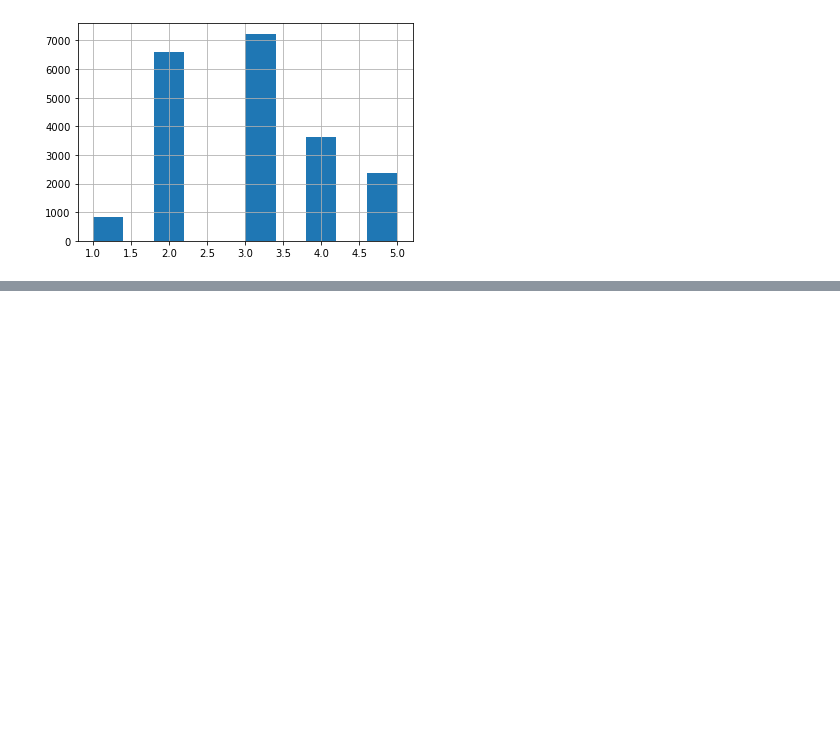
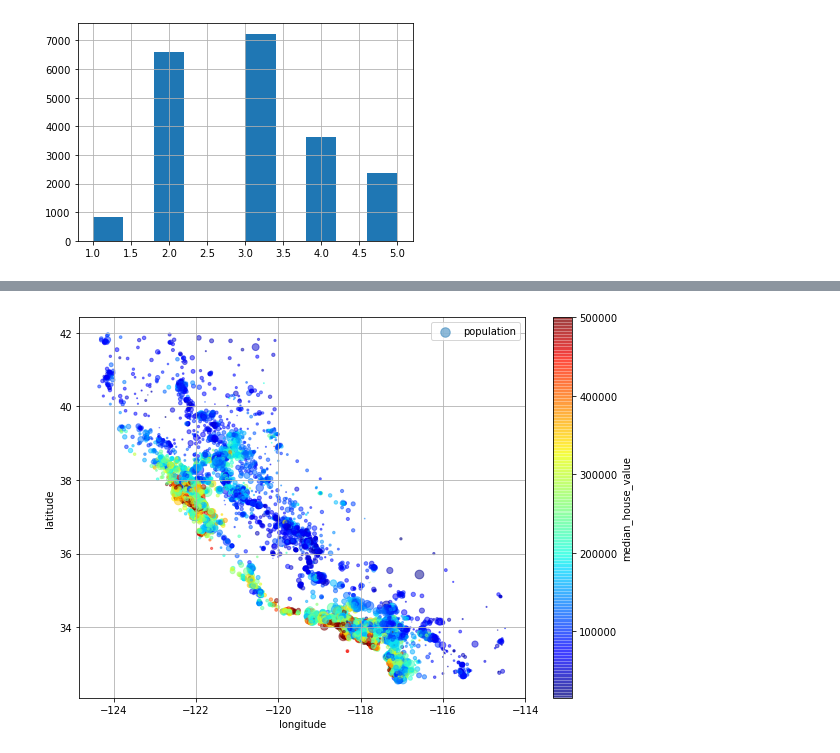
Before and after one commit to OmarAllam22/My_summary, a Jupyter notebook: Chapter_2_Hands_On.ipynb, the cells around one changed output, grey strips where cells are left out. Saved outputs shown, nothing was run; the diff lists cells and outputs as text; code cells hidden in the pictures; blank space fills up the shorter version.

```diff
--- a/Chapter_2_Hands_On.ipynb
+++ b/Chapter_2_Hands_On.ipynb
@@ -147,0 +182,9 @@ x_train['income_cat'].value_counts(dropna = False) / len(x_train)
+# %%
+housing.plot(kind = 'scatter', x='longitude', y ='latitude', grid = True,
+             s= housing['population']/90, label = 'population', legend = True,
+             c='median_house_value', cmap ='jet', colorbar=True,
+             alpha = 0.5, figsize=(10,7), sharex = False);
+
+# we set sharex = False ... to prevent the colorbar to take the xticks values
+# %% [output]
+[figure, added]
```
Also changed, not shown: parts of 15 cells of this notebook.
